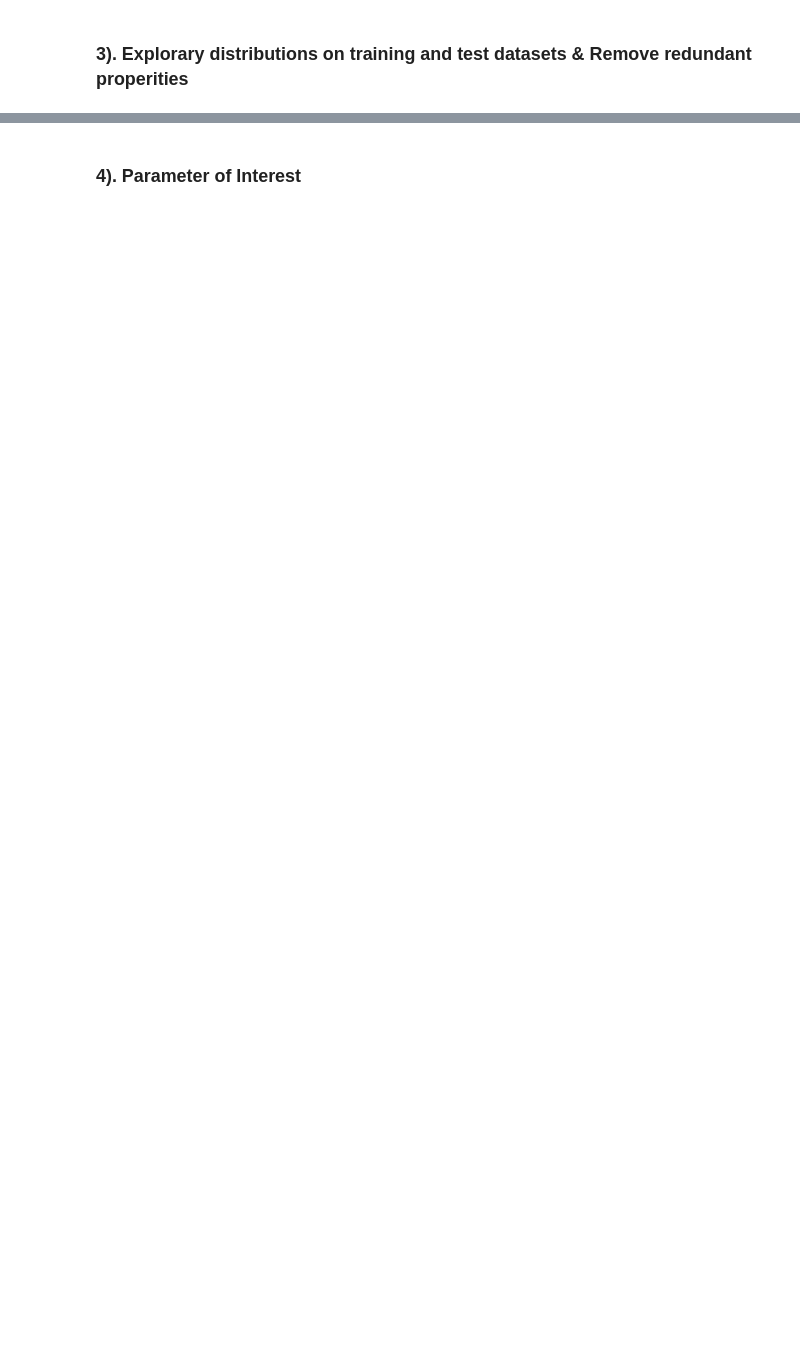
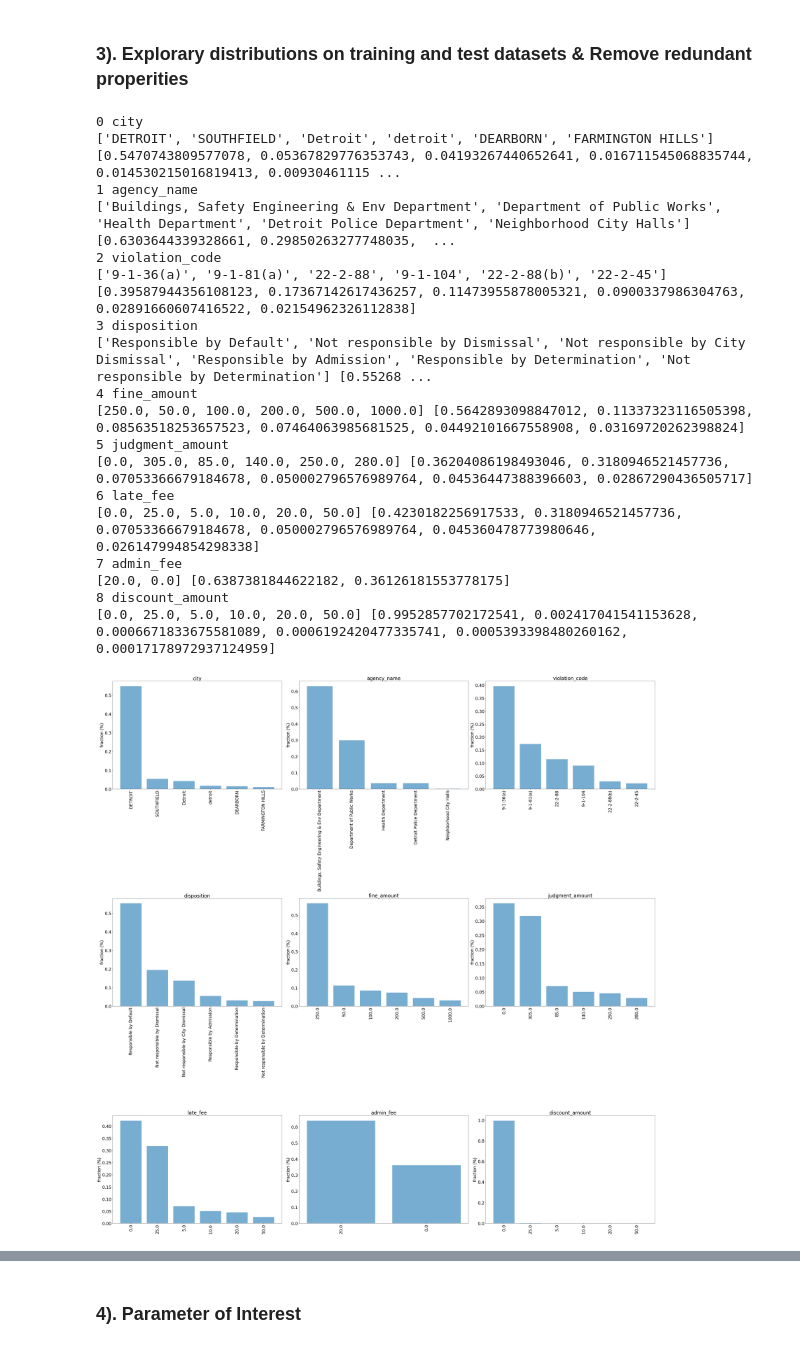
Before and after one commit to yduh/Detroit-BlightViolation-Ticket, a Jupyter notebook: study.ipynb, the cells around one changed output, grey strips where cells are left out. Drawn from its saved outputs; the diff is of its cells as text; code cells hidden in the pictures; blank space fills up the shorter version.

```diff
--- a/study.ipynb
+++ b/study.ipynb
@@ -185,17 +242,37 @@ varUsed = ['city', 'agency_name', 'violation_code', 'disposition',
 
 # 'ticket_issued_date', 'hearing_date'
 # %%
-plt.subplots(2, 4, figsize=(45, 25))
+plt.subplots(3, 3, figsize=(45, 45))
 
 for i, var in enumerate(varUsed):
     print(i, var)
-    plt.subplot(2, 4, i+1)
+    plt.subplot(3, 3, i+1)
     names, values = features(df_train_raw, var, 6)
     print(names, values)
     pop = plt.bar(range(len(values)), values, alpha=0.6)
     plt.xticks(range(len(values)), names, rotation='vertical', fontsize=24)
     plt.yticks(fontsize=24)
     plt.ylabel('fraction (%)', fontsize=24)
     plt.title(var, fontsize=28)
 plt.tight_layout()
+# %% [output]
+0 city
+['DETROIT', 'SOUTHFIELD', 'Detroit', 'detroit', 'DEARBORN', 'FARMINGTON HILLS'] [0.5470743809577078, 0.05367829776353743, 0.04193267440652641, 0.016711545068835744, 0.014530215016819413, 0.00930461115 ...
+1 agency_name
+['Buildings, Safety Engineering & Env Department', 'Department of Public Works', 'Health Department', 'Detroit Police Department', 'Neighborhood City Halls'] [0.6303644339328661, 0.29850263277748035,  ...
+2 violation_code
+['9-1-36(a)', '9-1-81(a)', '22-2-88', '9-1-104', '22-2-88(b)', '22-2-45'] [0.39587944356108123, 0.17367142617436257, 0.11473955878005321, 0.0900337986304763, 0.02891660607416522, 0.02154962326112838]
+3 disposition
+['Responsible by Default', 'Not responsible by Dismissal', 'Not responsible by City Dismissal', 'Responsible by Admission', 'Responsible by Determination', 'Not responsible by Determination'] [0.55268 ...
+4 fine_amount
+[250.0, 50.0, 100.0, 200.0, 500.0, 1000.0] [0.5642893098847012, 0.11337323116505398, 0.08563518253657523, 0.07464063985681525, 0.04492101667558908, 0.03169720262398824]
+5 judgment_amount
+[0.0, 305.0, 85.0, 140.0, 250.0, 280.0] [0.36204086198493046, 0.3180946521457736, 0.07053366679184678, 0.050002796576989764, 0.04536447388396603, 0.02867290436505717]
+6 late_fee
+[0.0, 25.0, 5.0, 10.0, 20.0, 50.0] [0.4230182256917533, 0.3180946521457736, 0.07053366679184678, 0.050002796576989764, 0.045360478773980646, 0.026147994854298338]
+7 admin_fee
+[20.0, 0.0] [0.6387381844622182, 0.36126181553778175]
+8 discount_amount
+[0.0, 25.0, 5.0, 10.0, 20.0, 50.0] [0.9952857702172541, 0.002417041541153628, 0.0006671833675581089, 0.0006192420477335741, 0.0005393398480260162, 0.00017178972937124959]
+[figure, added]
 # %%
```
Also changed, not shown: parts of 46 cells of this notebook, 1 other file.
